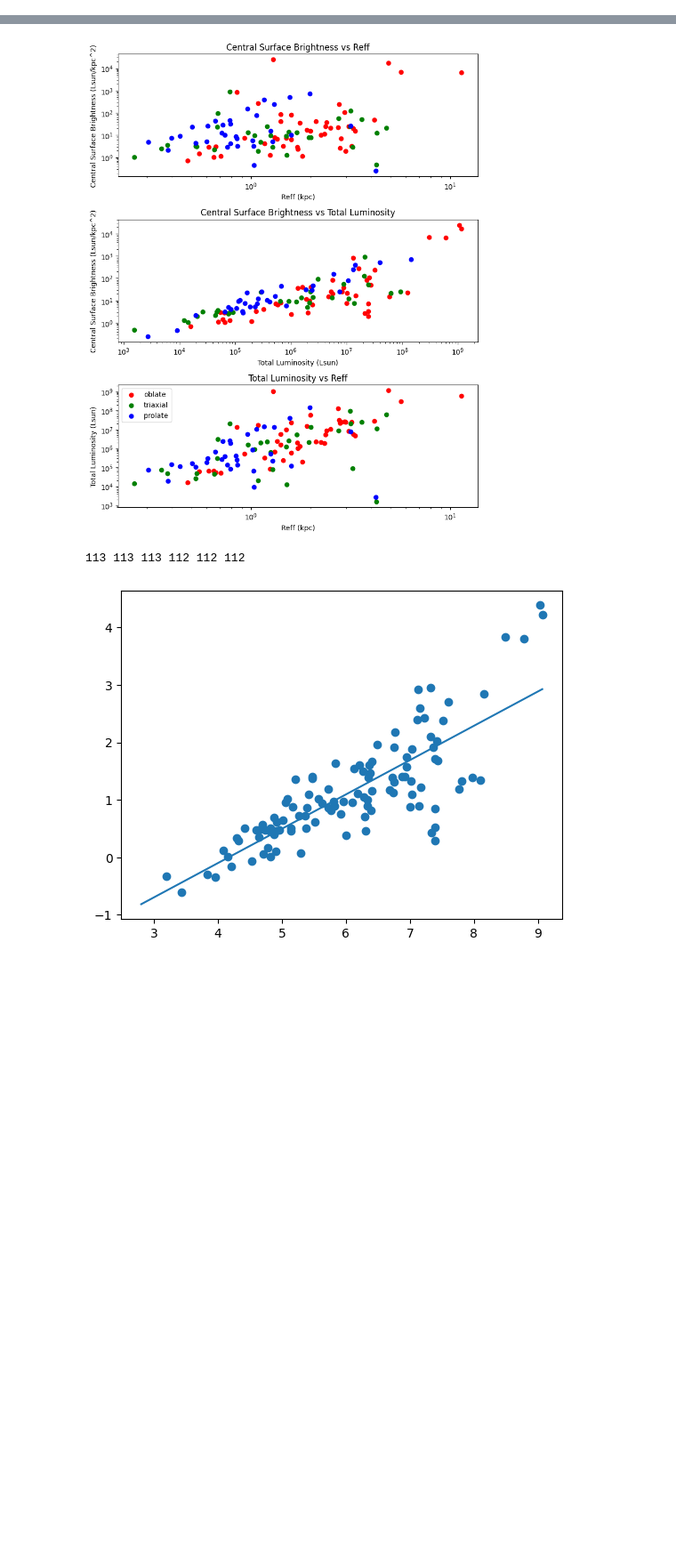
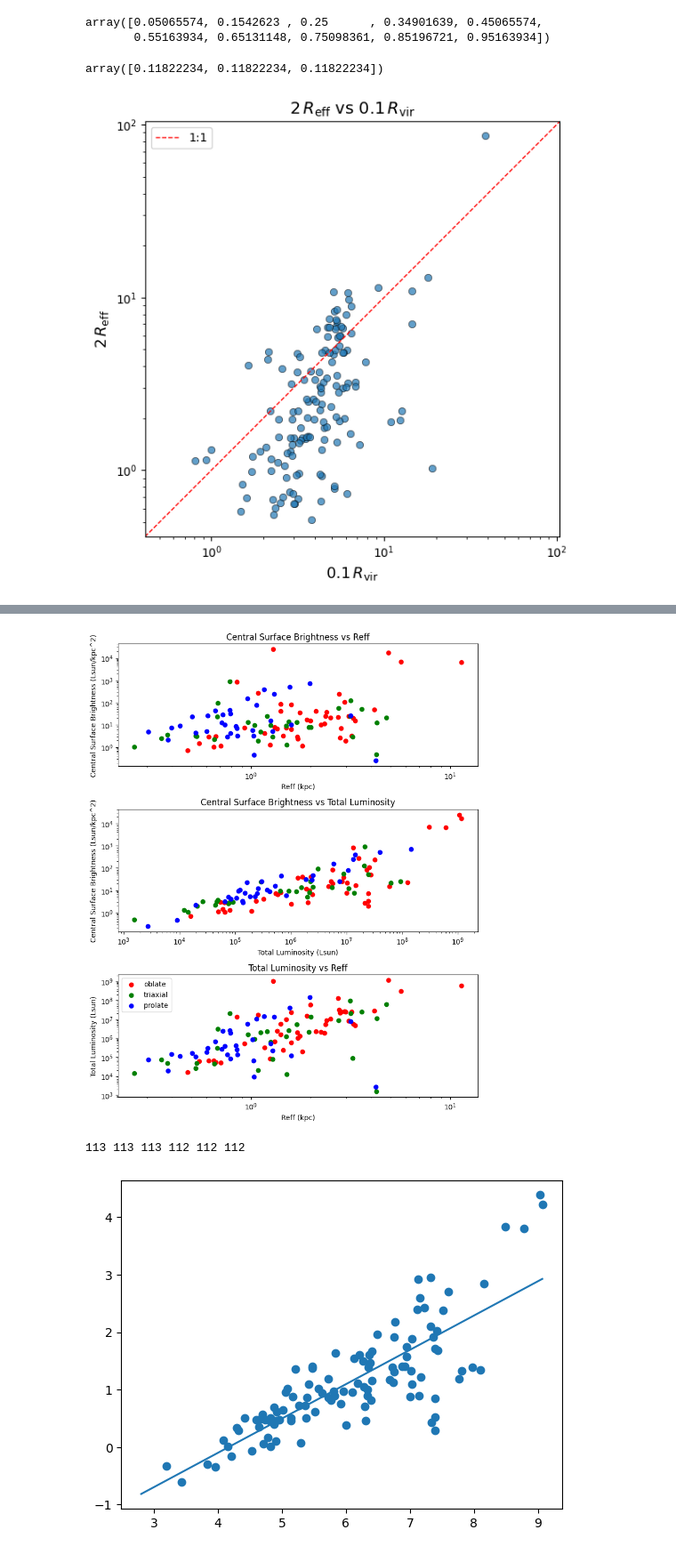
Before and after one commit to Bvogel4/MCMC-deprojection, a Jupyter notebook: testing.ipynb, the cells around one changed output, grey strips where cells are left out. Shown at 89% size. Drawn from its saved outputs; the diff is of its cells as text; code cells hidden in the pictures; blank space fills up the shorter version.

```diff
--- a/testing.ipynb
+++ b/testing.ipynb
@@ -151,0 +24,76 @@ KeyboardInterrupt:
+# %%
+firebox_sideon_low_x
+# %% [output]
+array([0.05065574, 0.1542623 , 0.25      , 0.34901639, 0.45065574,
+       0.55163934, 0.65131148, 0.75098361, 0.85196721, 0.95163934])
+# %%
+import time
+import pickle
+import MCMC_sims
+import galaxy_ellipse_collection
+
+# Use one known halo from your data
+with open(pickle_file, 'rb') as f:
+    ellipse_dict = pickle.load(f)
+
+sim = list(ellipse_dict.keys())[30]
+halo_ref = list(ellipse_dict[sim].keys())[0]
+halo_data = MCMC_sims.load_and_process_halo_data(pickle_file, sim, halo_ref)
+# %%
+halo_data['x000y090']
+# %% [output]
+array([0.11822234, 0.11822234, 0.11822234])
+# %%
+def extract_single_value(value):
+    """Extract scalar value from potentially nested data structures"""
+    if isinstance(value, list):
+        return value[0]
+    return float(value)
+
+
+import matplotlib.pyplot as plt
+import numpy as np
+
+rhalf_2_vals = []
+Rvir_vals = []
+
+for sim in ellipse_dict.keys():
+    for halo_ref in ellipse_dict[sim].keys():
+        halo = tangos.get_halo(halo_ref)
+        rhalf_2 = halo['Rhalf_v'] * 2
+        try:
+            Rvir = extract_single_value(halo['Rvir']) * 0.1
+        except:
+            Rvir = extract_single_value(halo['Rhalo']) * 0.1
+
+        rhalf_2_vals.append(rhalf_2)
+        Rvir_vals.append(Rvir)
+
+rhalf_2_vals = np.array(rhalf_2_vals)
+Rvir_vals = np.array(Rvir_vals)
+
+fig, ax = plt.subplots(figsize=(6, 6))
+
+ax.scatter(Rvir_vals, rhalf_2_vals, alpha=0.7, edgecolors='k', linewidths=0.5)
+
+# 1:1 reference line
+lims = [
+    min(Rvir_vals.min(), rhalf_2_vals.min()) * 0.8,
+    max(Rvir_vals.max(), rhalf_2_vals.max()) * 1.2,
+]
+ax.plot(lims, lims, 'r--', lw=1, label='1:1')
+
+ax.set_xscale('log')
+ax.set_yscale('log')
+ax.set_xlim(lims)
+ax.set_ylim(lims)
+ax.set_xlabel(r'$0.1 \, R_\mathrm{vir}$', fontsize=13)
+ax.set_ylabel(r'$2 \, R_\mathrm{eff}$', fontsize=13)
+ax.set_title(r'$2\,R_\mathrm{eff}$ vs $0.1\,R_\mathrm{vir}$', fontsize=14)
+ax.legend()
+ax.set_aspect('equal')
+
+plt.tight_layout()
+plt.show()
+# %% [output]
+[figure, added]
```
Also changed, not shown: parts of 7 cells of this notebook, 9 other files.
